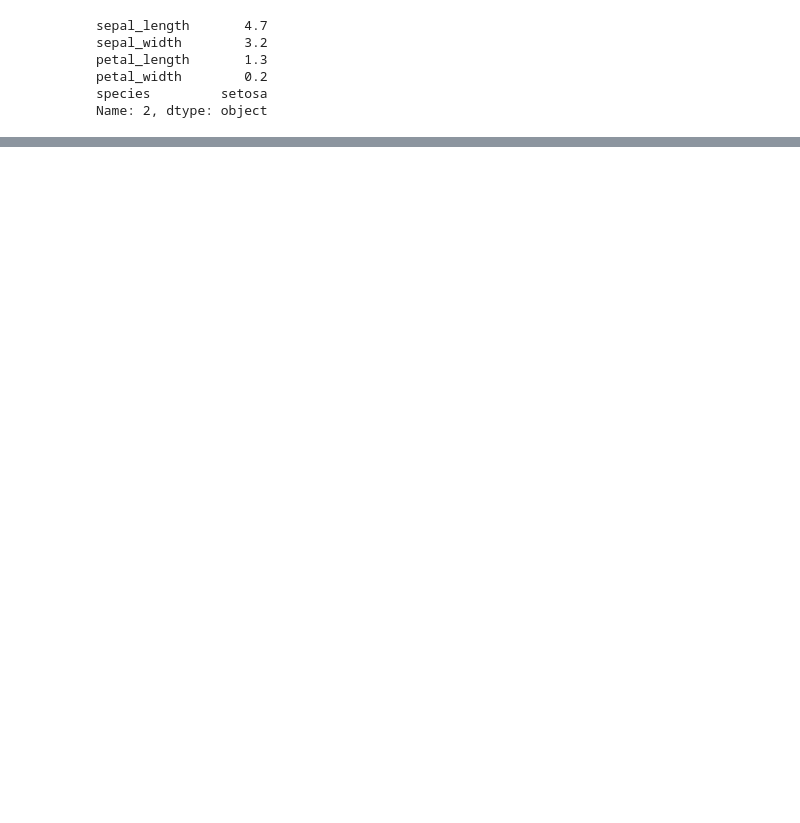
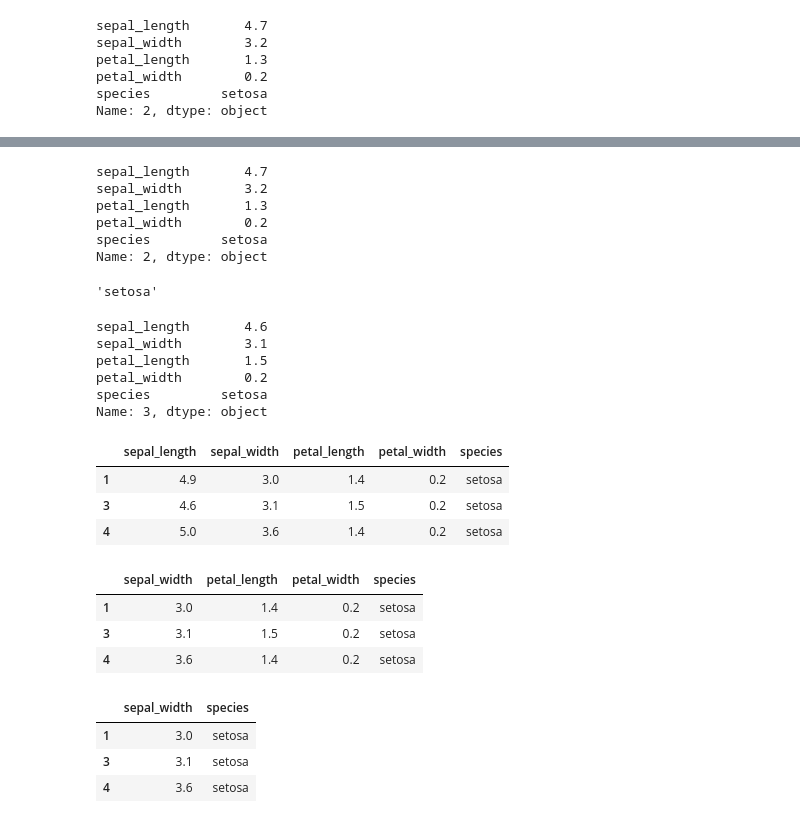
Before and after one commit to srinivasreddy-12/Machine_learning-_basics, a Jupyter notebook: Advanced_panda.ipynb, the cells around one changed output, grey strips where cells are left out. Drawn from its saved outputs; the diff is of its cells as text; code cells hidden in the pictures; blank space fills up the shorter version.

```diff
--- a/Advanced_panda.ipynb
+++ b/Advanced_panda.ipynb
@@ -164,0 +227,43 @@ Name: 2, dtype: object
+# %%
+df.loc[2]
+# %% [output]
+sepal_length       4.7
+sepal_width        3.2
+petal_length       1.3
+petal_width        0.2
+species         setosa
+Name: 2, dtype: object
+# %%
+df.loc[2,"species"]
+# %% [output]
+'setosa'
+# %%
+df.loc[3,:]
+# %% [output]
+sepal_length       4.6
+sepal_width        3.1
+petal_length       1.5
+petal_width        0.2
+species         setosa
+Name: 3, dtype: object
+# %%
+df.loc[[1,3,4]]
+# %% [output]
+|  | sepal_length | sepal_width | petal_length | petal_width | species |
+| 1 | 4.9 | 3.0 | 1.4 | 0.2 | setosa |
+| 3 | 4.6 | 3.1 | 1.5 | 0.2 | setosa |
+| 4 | 5.0 | 3.6 | 1.4 | 0.2 | setosa |
+# %%
+df.loc[[1,3,4],"sepal_width":"species"]
+# %% [output]
+|  | sepal_width | petal_length | petal_width | species |
+| 1 | 3.0 | 1.4 | 0.2 | setosa |
+| 3 | 3.1 | 1.5 | 0.2 | setosa |
+| 4 | 3.6 | 1.4 | 0.2 | setosa |
+# %%
+df.loc[[1,3,4],["sepal_width","species"]]
+# %% [output]
+|  | sepal_width | species |
+| 1 | 3.0 | setosa |
+| 3 | 3.1 | setosa |
+| 4 | 3.6 | setosa |
```
Also changed, not shown: parts of 10 cells of this notebook.
